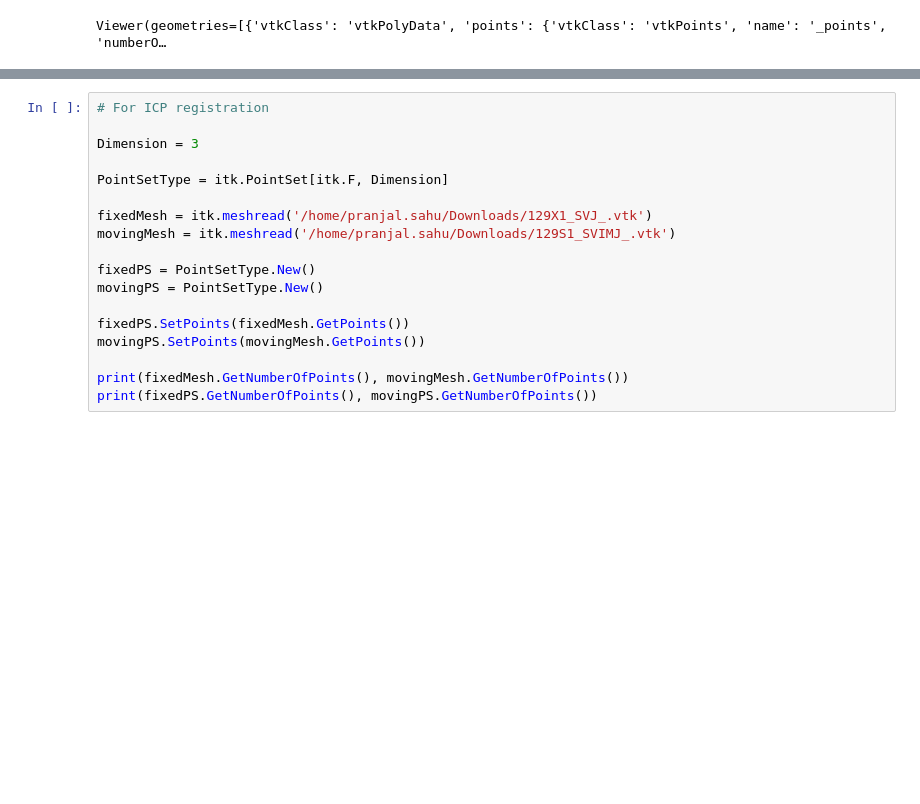
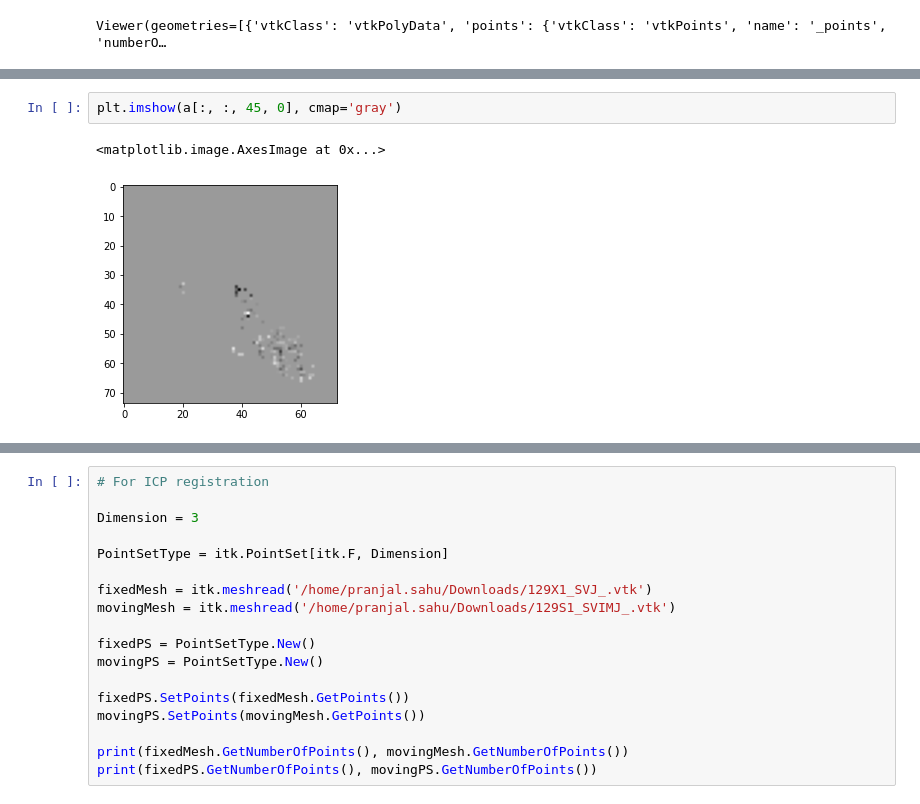
Before and after one commit to PranjalSahu/SlicerMorphExperiments, a Jupyter notebook: TestTSD.ipynb, the cells around one changed output, grey strips where cells are left out. Cells and saved outputs as stored; diff of their text form; blank space fills up the shorter version.

```diff
--- a/TestTSD.ipynb
+++ b/TestTSD.ipynb
@@ -443,0 +518,5 @@ Viewer(geometries=[{'vtkClass': 'vtkPolyData', 'points': {'vtkClass': 'vtkPoints
+# %%
+plt.imshow(a[:, :, 45, 0], cmap='gray')
+# %% [output]
+<matplotlib.image.AxesImage at 0x...>
+[figure, added]
```
Also changed, not shown: parts of 24 cells of this notebook.
